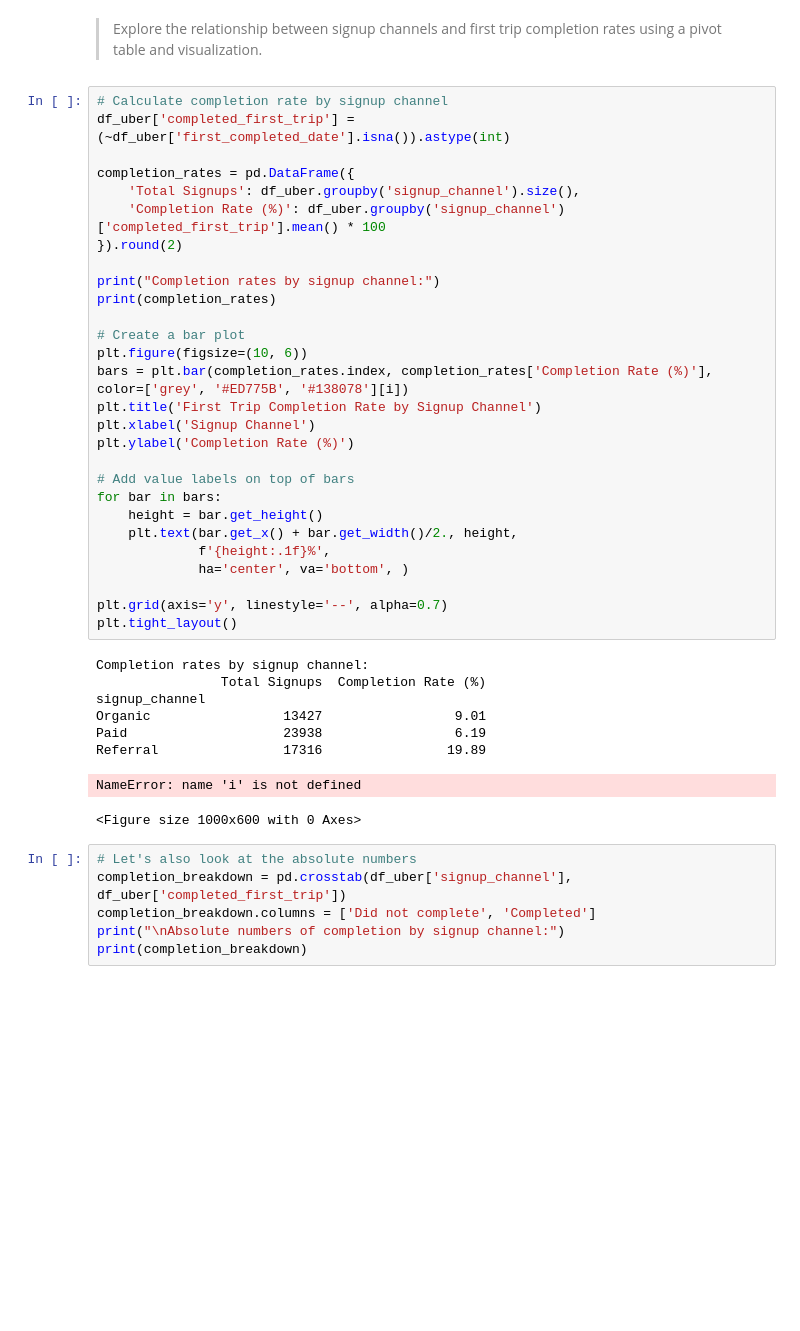
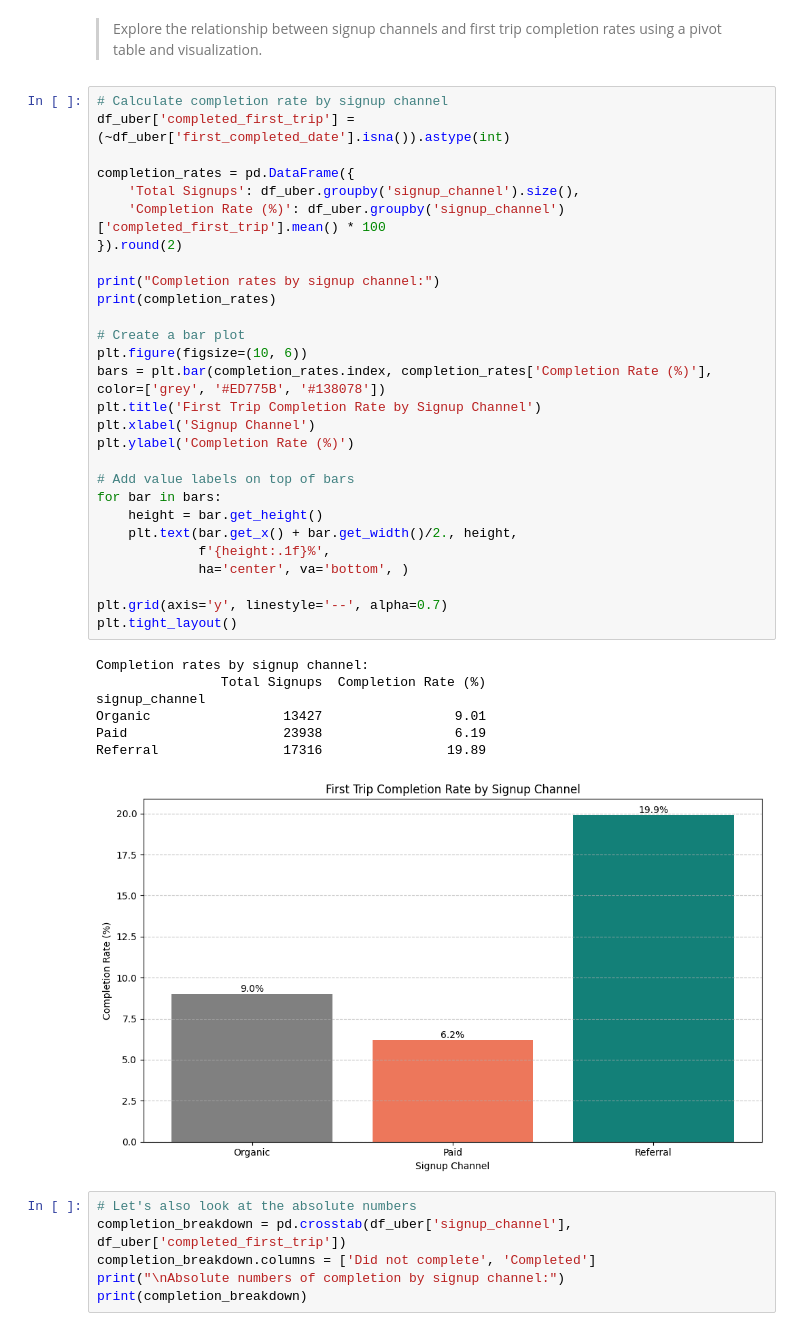
Before and after one commit to Kasiria2022/SoarDatathon25, a Jupyter notebook: deepnote/UCI_Datathon_25/Notebook 1.ipynb, the cells around one changed output. Drawn from its saved outputs; the diff is of its cells as text; blank space fills up the shorter version.

```diff
--- a/deepnote/UCI_Datathon_25/Notebook 1.ipynb
+++ b/deepnote/UCI_Datathon_25/Notebook 1.ipynb
@@ -340,36 +340,35 @@ df_uber['completed_first_trip'] = (~df_uber['first_completed_date'].isna()).asty
 completion_rates = pd.DataFrame({
     'Total Signups': df_uber.groupby('signup_channel').size(),
     'Completion Rate (%)': df_uber.groupby('signup_channel')['completed_first_trip'].mean() * 100
 }).round(2)
 
 print("Completion rates by signup channel:")
 print(completion_rates)
 
 # Create a bar plot
 plt.figure(figsize=(10, 6))
-bars = plt.bar(completion_rates.index, completion_rates['Completion Rate (%)'], color=['grey', '#ED775B', '#138078'][i])
+bars = plt.bar(completion_rates.index, completion_rates['Completion Rate (%)'], color=['grey', '#ED775B', '#138078'])
 plt.title('First Trip Completion Rate by Signup Channel')
 plt.xlabel('Signup Channel')
 plt.ylabel('Completion Rate (%)')
 
 # Add value labels on top of bars
 for bar in bars:
     height = bar.get_height()
     plt.text(bar.get_x() + bar.get_width()/2., height,
              f'{height:.1f}%',
              ha='center', va='bottom', )
 
 plt.grid(axis='y', linestyle='--', alpha=0.7)
 plt.tight_layout()
 # %% [output]
 Completion rates by signup channel:
                 Total Signups  Completion Rate (%)
 signup_channel
 Organic                 13427                 9.01
 Paid                    23938                 6.19
 Referral                17316                19.89
-NameError: name 'i' is not defined
-<Figure size 1000x600 with 0 Axes>
+[figure, added]
 # %%
 # Let's also look at the absolute numbers
 completion_breakdown = pd.crosstab(df_uber['signup_channel'], df_uber['completed_first_trip'])
```
